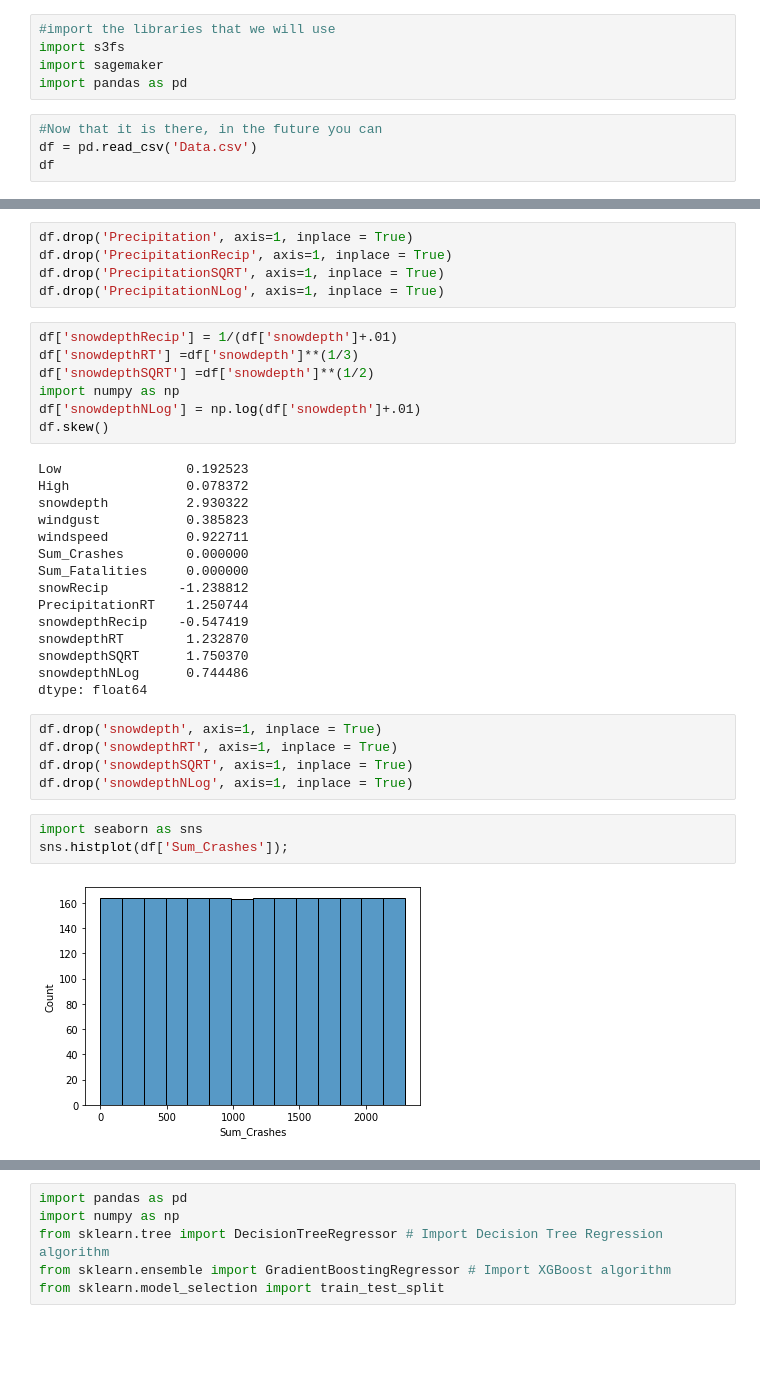
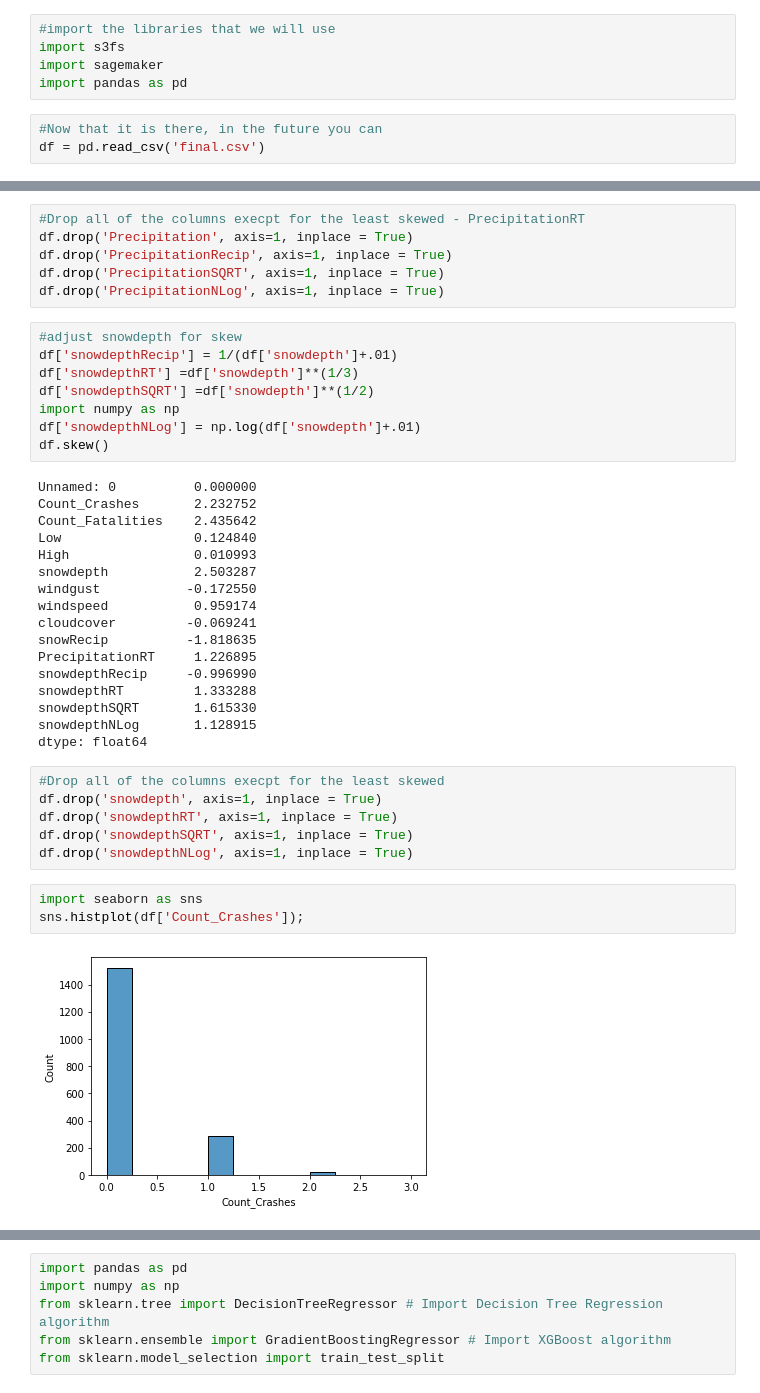
Before and after one commit to cnpeck/BYUAnalytics, a Jupyter notebook: pipeline-Roger.ipynb, the cells around one changed output, grey strips where cells are left out. Saved outputs shown, nothing was run; the diff lists cells and outputs as text; blank space fills up the shorter version.

```diff
--- a/pipeline-Roger.ipynb
+++ b/pipeline-Roger.ipynb
@@ -39,5 +44,4 @@ import sagemaker
 import pandas as pd
 # %%
 #Now that it is there, in the future you can
-df = pd.read_csv('Data.csv')
-df
+df = pd.read_csv('final.csv')
@@ -140,10 +139,12 @@ PrecipitationNLog     1.931230
 dtype: float64
 # %%
+#Drop all of the columns execpt for the least skewed - PrecipitationRT
 df.drop('Precipitation', axis=1, inplace = True)
 df.drop('PrecipitationRecip', axis=1, inplace = True)
 df.drop('PrecipitationSQRT', axis=1, inplace = True)
 df.drop('PrecipitationNLog', axis=1, inplace = True)
 # %%
+#adjust snowdepth for skew
 df['snowdepthRecip'] = 1/(df['snowdepth']+.01)
 df['snowdepthRT'] =df['snowdepth']**(1/3)
 df['snowdepthSQRT'] =df['snowdepth']**(1/2)
@@ -151,28 +152,31 @@ import numpy as np
 df['snowdepthNLog'] = np.log(df['snowdepth']+.01)
 df.skew()
 # %% [output]
-Low                0.192523
-High               0.078372
-snowdepth          2.930322
-windgust           0.385823
-windspeed          0.922711
-Sum_Crashes        0.000000
-Sum_Fatalities     0.000000
-snowRecip         -1.238812
-PrecipitationRT    1.250744
-snowdepthRecip    -0.547419
-snowdepthRT        1.232870
-snowdepthSQRT      1.750370
-snowdepthNLog      0.744486
+Unnamed: 0          0.000000
+Count_Crashes       2.232752
+Count_Fatalities    2.435642
+Low                 0.124840
+High                0.010993
+snowdepth           2.503287
+windgust           -0.172550
+windspeed           0.959174
+cloudcover         -0.069241
+snowRecip          -1.818635
+PrecipitationRT     1.226895
+snowdepthRecip     -0.996990
+snowdepthRT         1.333288
+snowdepthSQRT       1.615330
+snowdepthNLog       1.128915
 dtype: float64
 # %%
+#Drop all of the columns execpt for the least skewed
 df.drop('snowdepth', axis=1, inplace = True)
 df.drop('snowdepthRT', axis=1, inplace = True)
 df.drop('snowdepthSQRT', axis=1, inplace = True)
 df.drop('snowdepthNLog', axis=1, inplace = True)
 # %%
 import seaborn as sns
-sns.histplot(df['Sum_Crashes']);
+sns.histplot(df['Count_Crashes']);
 # %% [output]
-[figure, old version]
+[figure, new version]
 # %%
```
Also changed, not shown: parts of 32 cells of this notebook, 10 other files.
